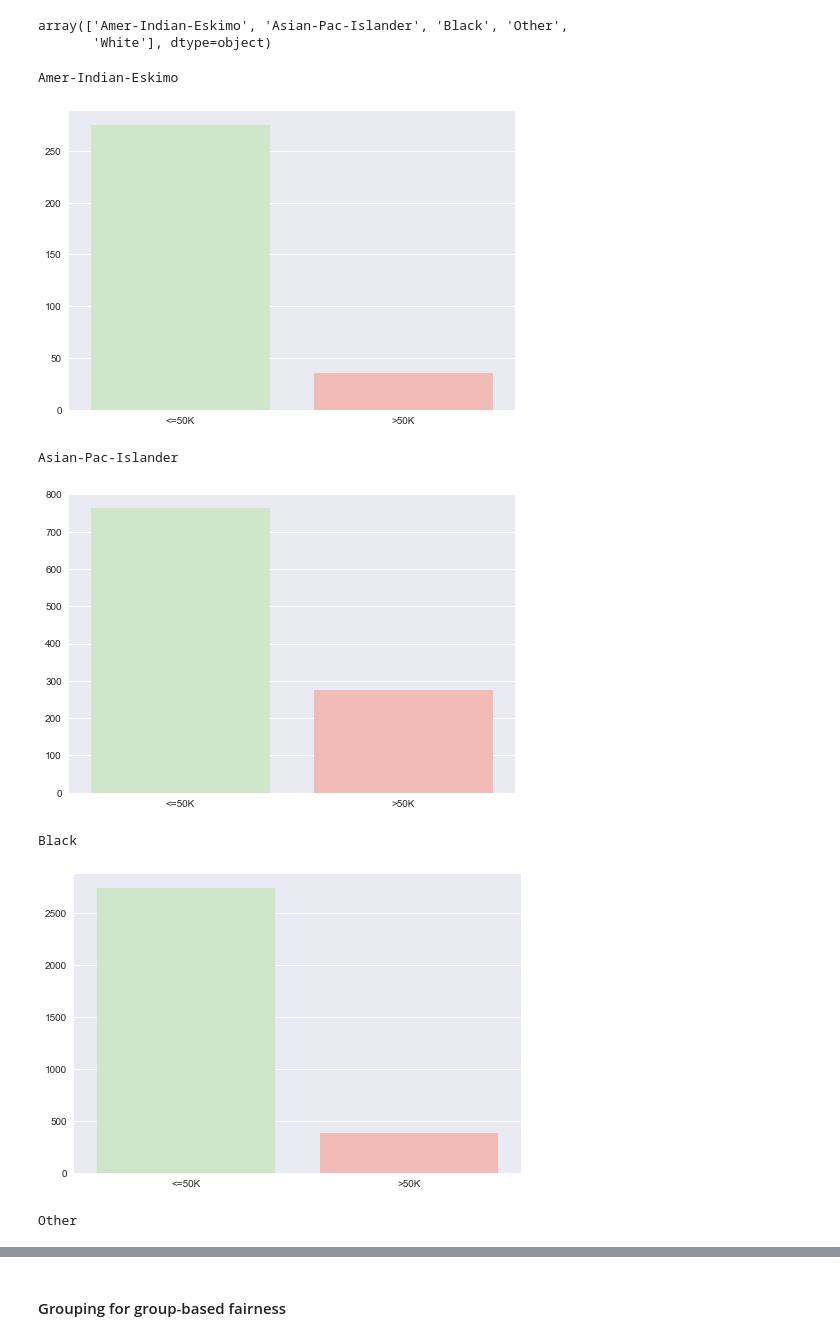
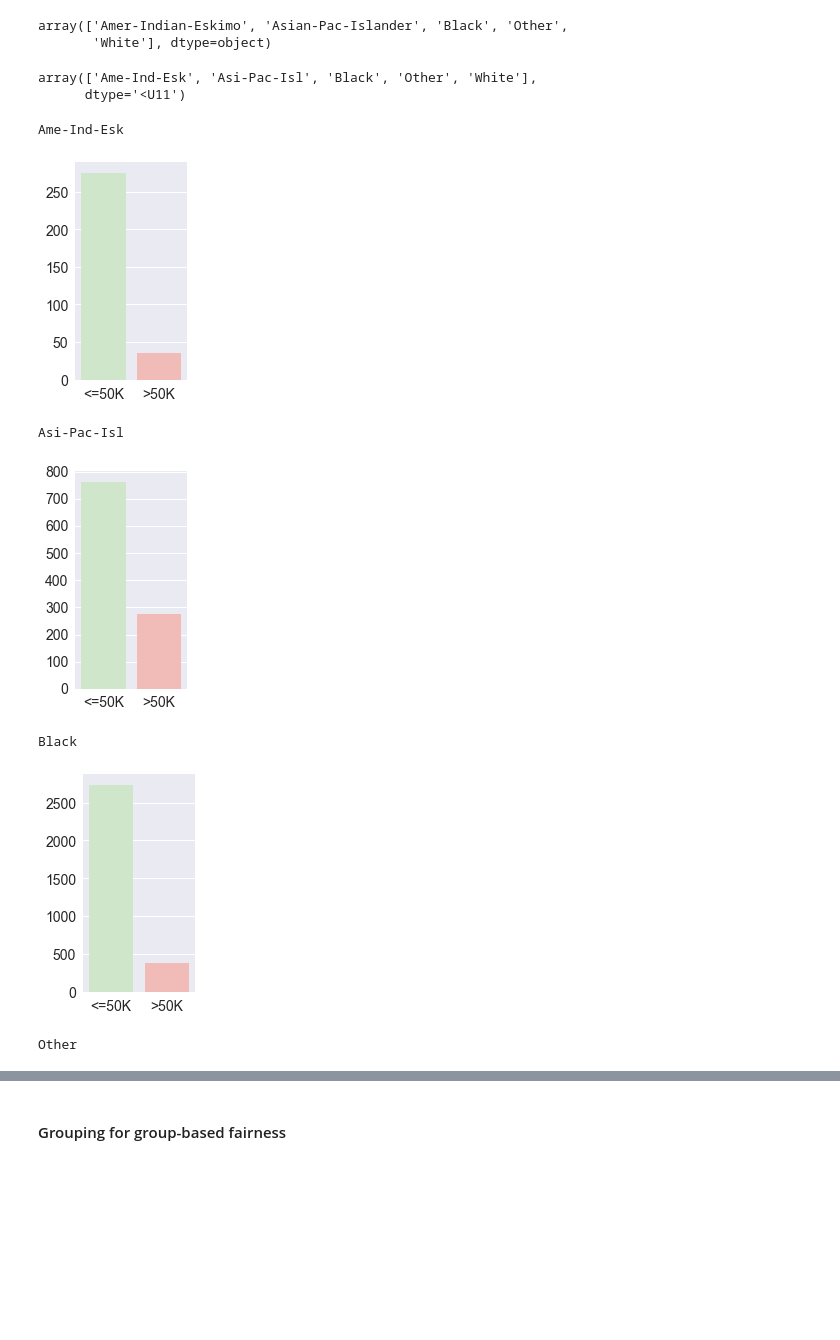
Before and after one commit to fat-forensics/resources, a Jupyter notebook: fat_forensics_overview/FAT_Forensics.ipynb, the cells around one changed output, grey strips where cells are left out. Drawn from its saved outputs; the diff is of its cells as text; code cells hidden in the pictures; blank space fills up the shorter version.

Commit message:
Plots shape

```diff
--- a/fat_forensics_overview/FAT_Forensics.ipynb
+++ b/fat_forensics_overview/FAT_Forensics.ipynb
@@ -243,25 +247,35 @@ features_unique['race']
 # %% [output]
 array(['Amer-Indian-Eskimo', 'Asian-Pac-Islander', 'Black', 'Other',
        'White'], dtype=object)
+# %%
+features_unique['race'] = np.array(
+    ['-'.join(j[:3] for j in i.split('-')) if '-' in i else i for i in features_unique['race']])
+features_unique['race']
+# %% [output]
+array(['Ame-Ind-Esk', 'Asi-Pac-Isl', 'Black', 'Other', 'White'],
+      dtype='<U11')
 # %%
 for i, race in enumerate(features_unique['race']):
     desc = fatf_describe_data.describe_categorical_array(
         ground_truth[race_grouping[0][i]].astype('str'))
 
     print(race)
+    plt.figure(figsize=(2, 4))
     sns.barplot(
         x=features_unique['income'],
         y=desc['unique_counts'],
         palette=[colours[2], colours[0]])
     # plt.title(race)
+    plt.xticks(fontsize=14)
+    plt.yticks(fontsize=14)
     plt.savefig(
         f'group_transparency_{race}.pdf', dpi=300, bbox_inches='tight', pad_inches=0)
     plt.show()
 # %% [output]
-Amer-Indian-Eskimo
+Ame-Ind-Esk
-[figure, old version]
+[figure, new version]
-Asian-Pac-Islander
+Asi-Pac-Isl
-[figure, old version]
+[figure, new version]
 Black
-[figure, old version]
+[figure, new version]
 Other
```
Also changed, not shown: parts of 12 cells of this notebook.
